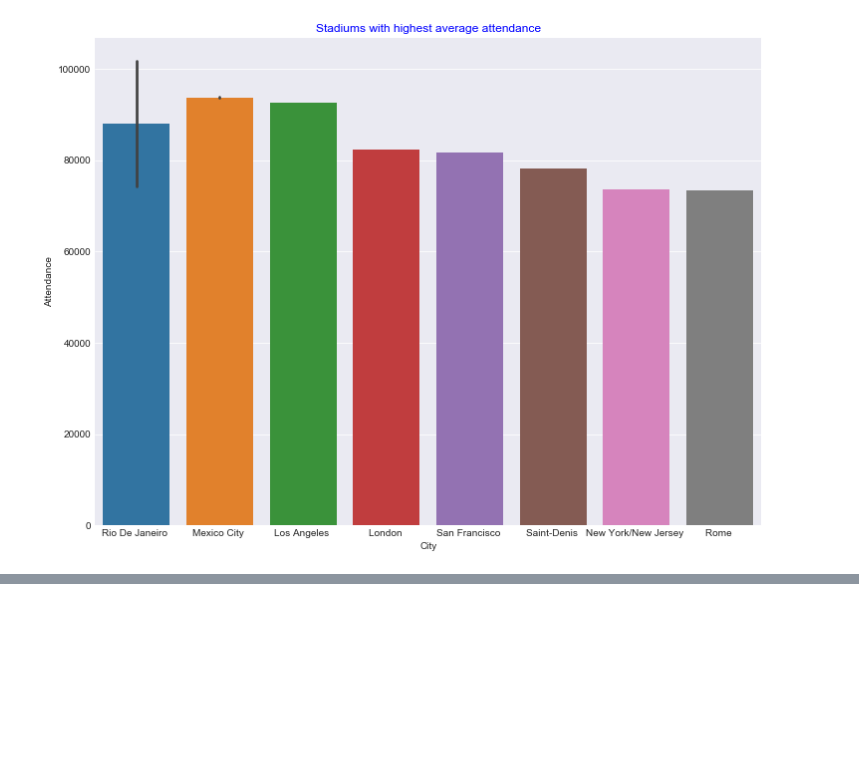
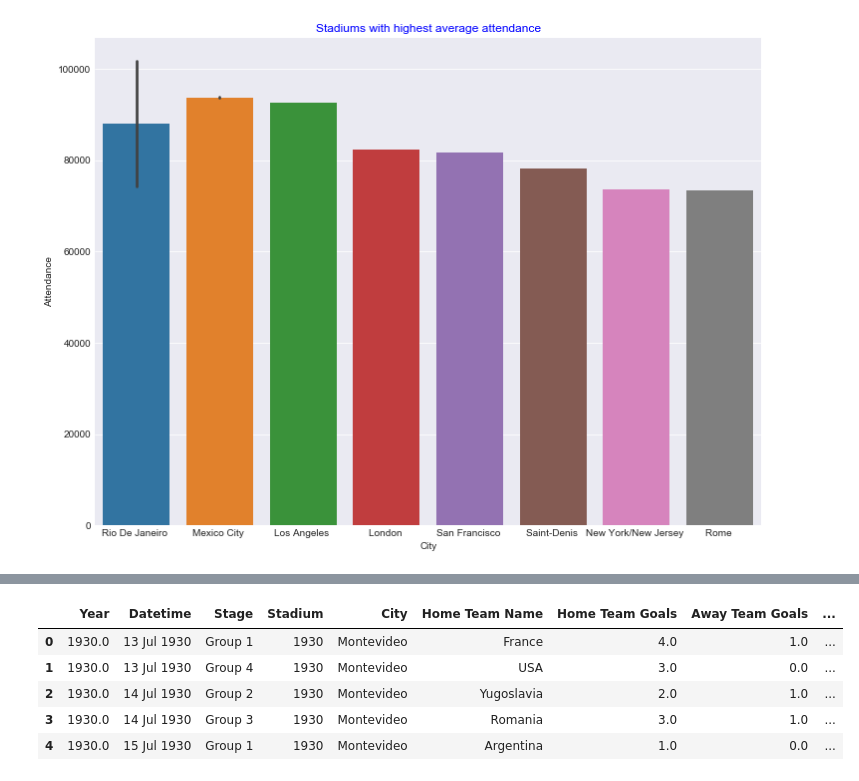
Before and after one commit to innovator-arjun/FIFA-World-Cup-Prediction, a Jupyter notebook: FIFA World Cup Predicition.ipynb, the cells around one changed output, grey strips where cells are left out. Drawn from its saved outputs; the diff is of its cells as text; code cells hidden in the pictures; blank space fills up the shorter version.

```diff
--- a/FIFA World Cup Predicition.ipynb
+++ b/FIFA World Cup Predicition.ipynb
@@ -172,0 +188,9 @@ plt.show()
+# %%
+sns.barplot(x=matches_data['City'],y=matches_data['ma'])
+# %% [output]
+|  | Year | Datetime | Stage | Stadium | City | Home Team Name | Home Team Goals | Away Team Goals | ... |
+| 0 | 1930.0 | 13 Jul 1930 | Group 1 | 1930 | Montevideo | France | 4.0 | 1.0 | ... |
+| 1 | 1930.0 | 13 Jul 1930 | Group 4 | 1930 | Montevideo | USA | 3.0 | 0.0 | ... |
+| 2 | 1930.0 | 14 Jul 1930 | Group 2 | 1930 | Montevideo | Yugoslavia | 2.0 | 1.0 | ... |
+| 3 | 1930.0 | 14 Jul 1930 | Group 3 | 1930 | Montevideo | Romania | 3.0 | 1.0 | ... |
+| 4 | 1930.0 | 15 Jul 1930 | Group 1 | 1930 | Montevideo | Argentina | 1.0 | 0.0 | ... |
```
Also changed, not shown: parts of 2 cells of this notebook.
